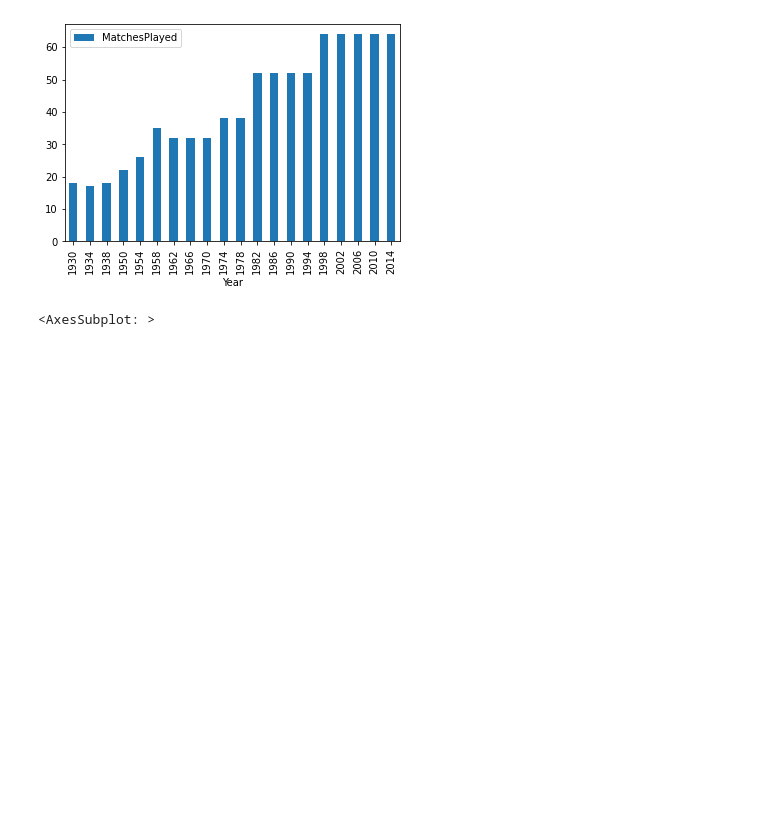
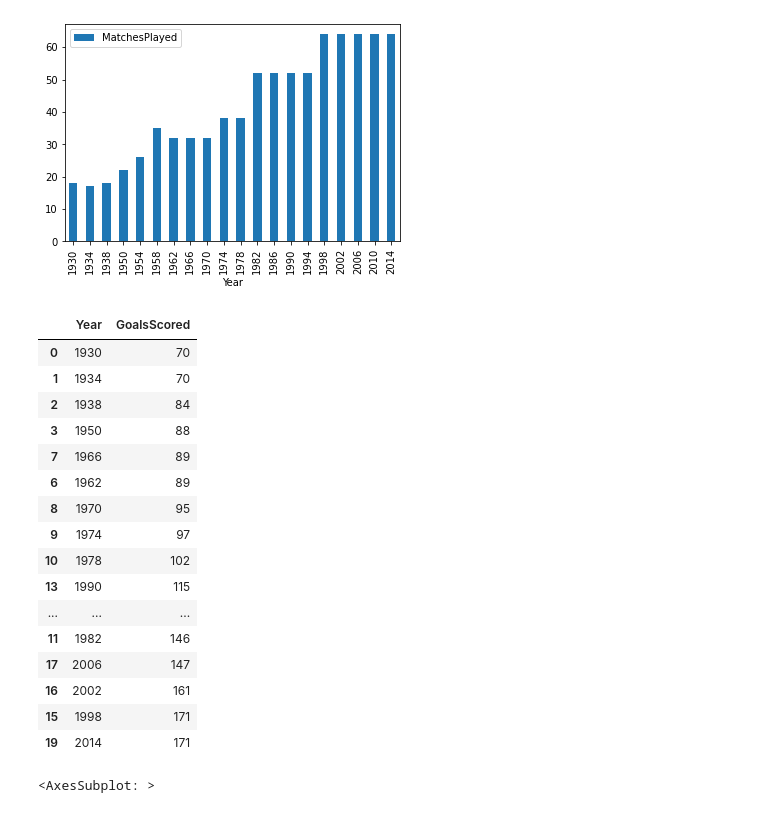
Before and after one commit to Hugox96/Analise_Copas, a Jupyter notebook: Copa.ipynb, the cells around one changed output. Cells and saved outputs as stored; diff of their text form; code cells hidden in the pictures; blank space fills up the shorter version.

```diff
--- a/Copa.ipynb
+++ b/Copa.ipynb
@@ -46,6 +46,26 @@ copa[["Year","MatchesPlayed"]].plot(kind="bar", x = "Year")
 # %% [output]
 <AxesSubplot: xlabel='Year'>
 [figure]
+# %%
+copa[["Year", "GoalsScored"]].sort_values(by=["GoalsScored"])
+# %% [output]
+|  | Year | GoalsScored |
+| 0 | 1930 | 70 |
+| 1 | 1934 | 70 |
+| 2 | 1938 | 84 |
+| 3 | 1950 | 88 |
+| 7 | 1966 | 89 |
+| 6 | 1962 | 89 |
+| 8 | 1970 | 95 |
+| 9 | 1974 | 97 |
+| 10 | 1978 | 102 |
+| 13 | 1990 | 115 |
+| ... | ... | ... |
+| 11 | 1982 | 146 |
+| 17 | 2006 | 147 |
+| 16 | 2002 | 161 |
+| 15 | 1998 | 171 |
+| 19 | 2014 | 171 |
 # %%
 copa["Winner"].value_counts().plot(kind="bar")
 # %% [output]
```
Also changed, not shown: parts of 3 cells of this notebook.
